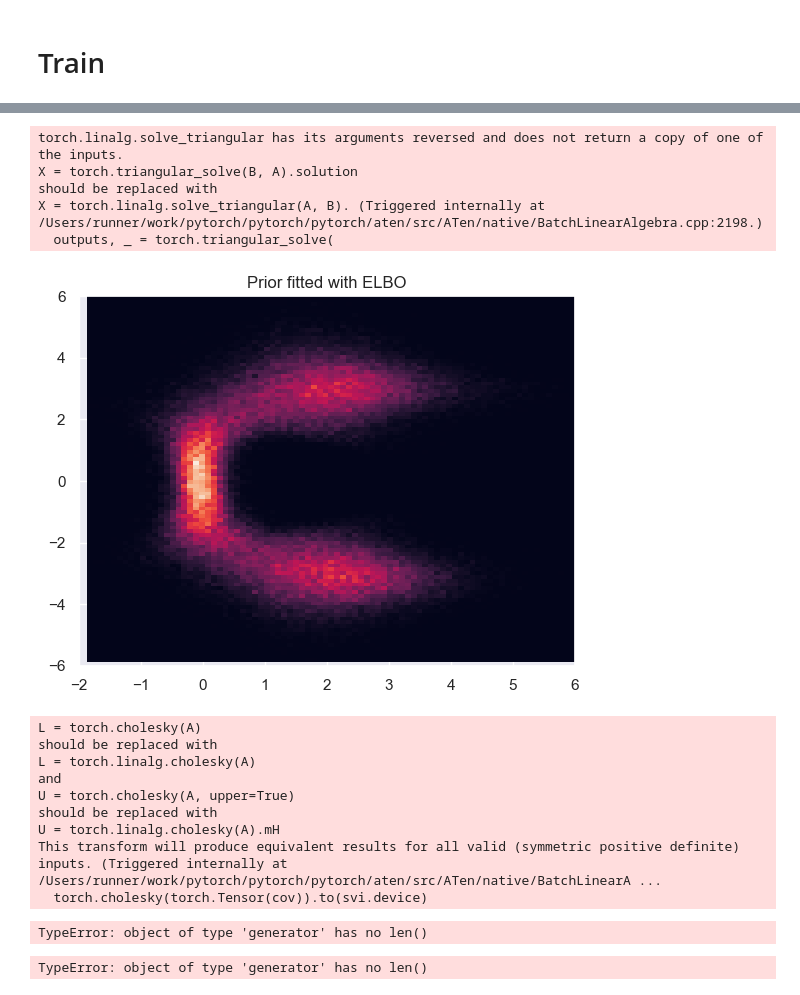
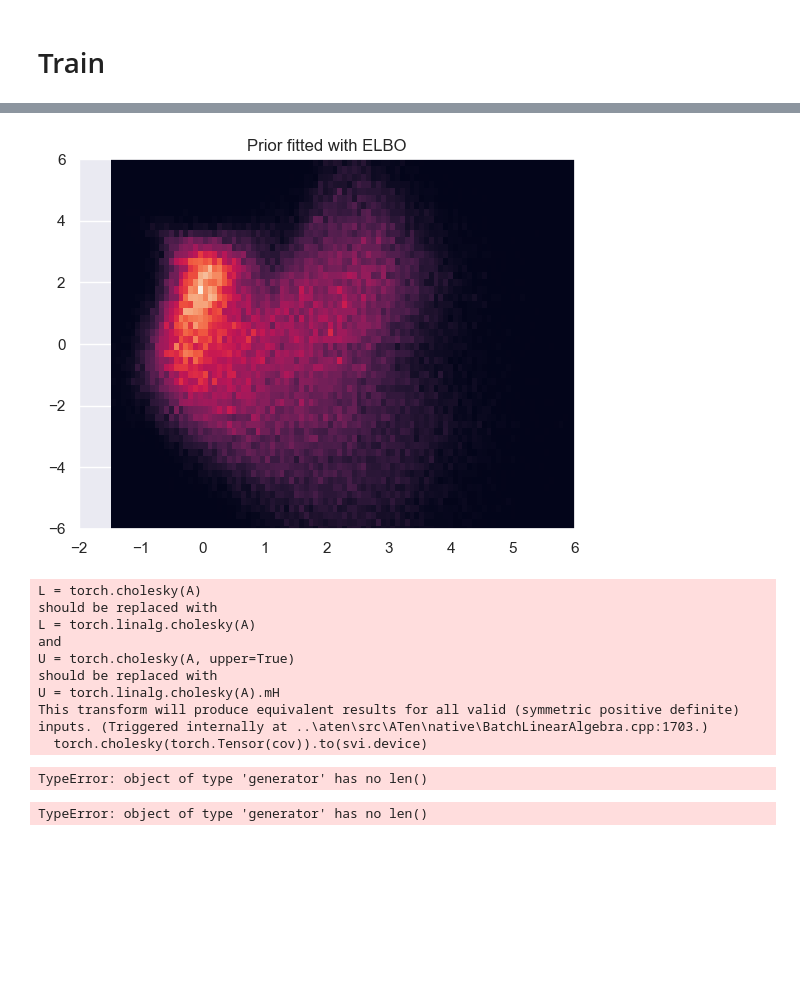
Before and after one commit to jjanborowka/density-deconvolution-astro, a Jupyter notebook: notebooks/svi_compare.ipynb, the cells around one changed output, grey strips where cells are left out. Drawn from its saved outputs; the diff is of its cells as text; code cells hidden in the pictures; blank space fills up the shorter version.

```diff
--- a/notebooks/svi_compare.ipynb
+++ b/notebooks/svi_compare.ipynb
@@ -42,7 +42,7 @@ covars = torch.Tensor([
     ]
 ])
 
-Z = torch.distributions.MultivariateNormal(loc=means, covariance_matrix=covars).sample((100_000,)).reshape((-1, 2))
+Z = torch.distributions.MultivariateNormal(loc=means, covariance_matrix=covars).sample((10000,)).reshape((-1, 2))
 # %%
 idx = torch.randperm(Z.shape[0])
 Z = Z[idx]
@@ -105,7 +86,7 @@ svi = SVIFlow(
     2,
     5,
     device=torch.device("cpu"),
-    batch_size=1,
+    batch_size=1000,
     epochs=20,
     lr=1e-4,
     n_samples=50,
@@ -122,19 +117,17 @@ tensor([[nan, nan],
 # %%
+os.environ["KMP_DUPLICATE_LIB_OK"]="TRUE"
 torch.set_default_tensor_type('torch.FloatTensor')
 prior_samples = svi.sample_prior(100_000)
 
 fig, ax = plt.subplots()
 plt.hist2d(prior_samples[0, :, 0].numpy(), prior_samples[0, :, 1].numpy(), bins=100) #, ax=ax)
+x_lim = (-2, 6)
+y_lim = (-6, 6)
 ax.set_xlim(x_lim)
 ax.set_ylim(y_lim)
 ax.set_title('Prior fitted with ELBO');
 # %% [output]
-torch.linalg.solve_triangular has its arguments reversed and does not return a copy of one of the inputs.
-X = torch.triangular_solve(B, A).solution
-should be replaced with
-X = torch.linalg.solve_triangular(A, B). (Triggered internally at /Users/runner/work/pytorch/pytorch/pytorch/aten/src/ATen/native/BatchLinearAlgebra.cpp:2198.)
-  outputs, _ = torch.triangular_solve(
-[figure, old version]
+[figure, new version]
 # %%
 mean = np.array([[3.0, 0.0], [0.0, 0.0]])
 cov = np.array([
@@ -176,7 +169,7 @@ and
 U = torch.cholesky(A, upper=True)
 should be replaced with
 U = torch.linalg.cholesky(A).mH
-This transform will produce equivalent results for all valid (symmetric positive definite) inputs. (Triggered internally at /Users/runner/work/pytorch/pytorch/pytorch/aten/src/ATen/native/BatchLinearA ...
+This transform will produce equivalent results for all valid (symmetric positive definite) inputs. (Triggered internally at ..\aten\src\ATen\native\BatchLinearAlgebra.cpp:1703.)
   torch.cholesky(torch.Tensor(cov)).to(svi.device)
 TypeError: object of type 'generator' has no len()
 # %%
```
Also changed, not shown: parts of 5 cells of this notebook, 4 other files.
